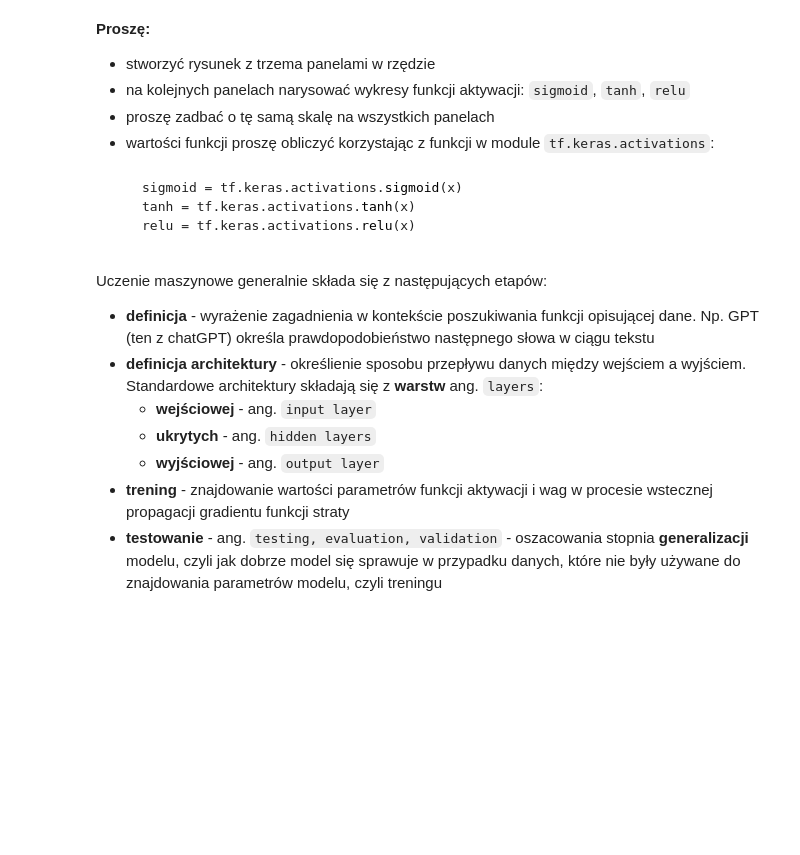
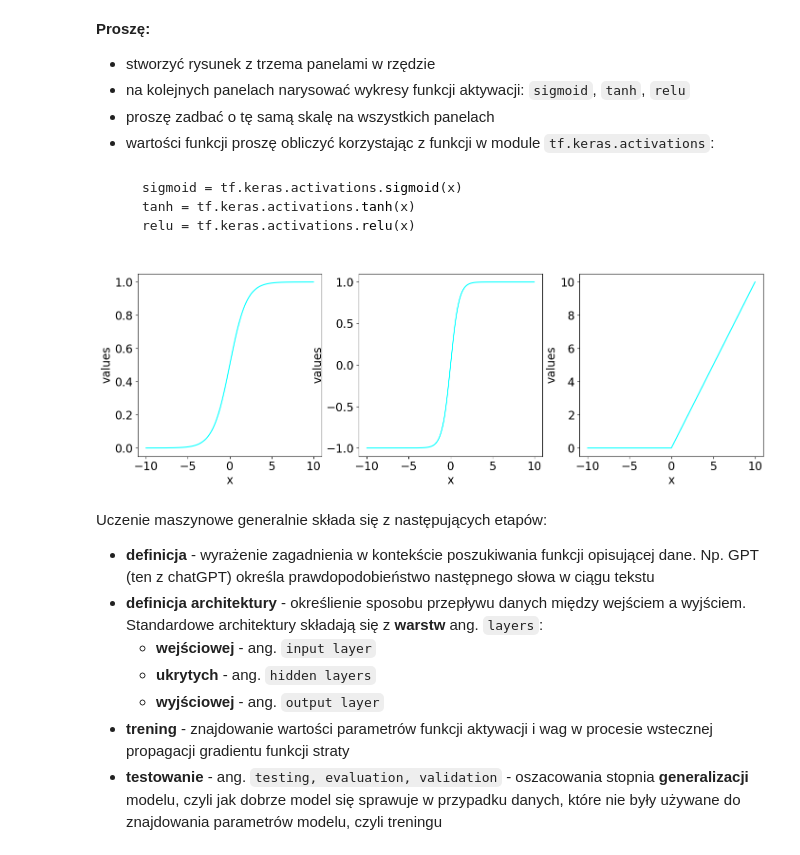
Before and after one commit to bkasza/MLII, a Jupyter notebook: 12.03/03_Trening_modelu.ipynb, the cells around one changed output. Drawn from its saved outputs; the diff is of its cells as text; code cells hidden in the pictures; blank space fills up the shorter version.

```diff
--- a/12.03/03_Trening_modelu.ipynb
+++ b/12.03/03_Trening_modelu.ipynb
@@ -168,15 +168,17 @@ gdzie $\mathbf{w}_{i}$, $\mathbf{b}_{i}$ to wagi odpowiadające i-tej kategorii
 # %%
 fig, axes = plt.subplots(1, 3, figsize = (17, 5))
 x = np.linspace(-10, 10, 1000)
 sigmoid = tf.keras.activations.sigmoid(x)
 tanh = tf.keras.activations.tanh(x)
 relu = tf.keras.activations.relu(x)
-axes[0].plot(x, sigmoid, label = r"$\sigma$")
-axes[1].plot(x, tanh, label = r"$\tanh$")
-axes[2].plot(x, relu, label = "ReLu")
+axes[0].plot(x, sigmoid, label = r"$\sigma$", color = 'cyan')
+axes[1].plot(x, tanh, label = r"$\tanh$", color = 'cyan')
+axes[2].plot(x, relu, label = "ReLu", color = 'cyan')
 for ax in axes:
     ax.set_xlabel("x")
     ax.set_ylabel("values")
+# %% [output]
+[figure, added]
 # %% [markdown]
 Uczenie maszynowe generalnie składa się z następujących etapów:
 
```
Also changed, not shown: parts of 1 cell of this notebook.
